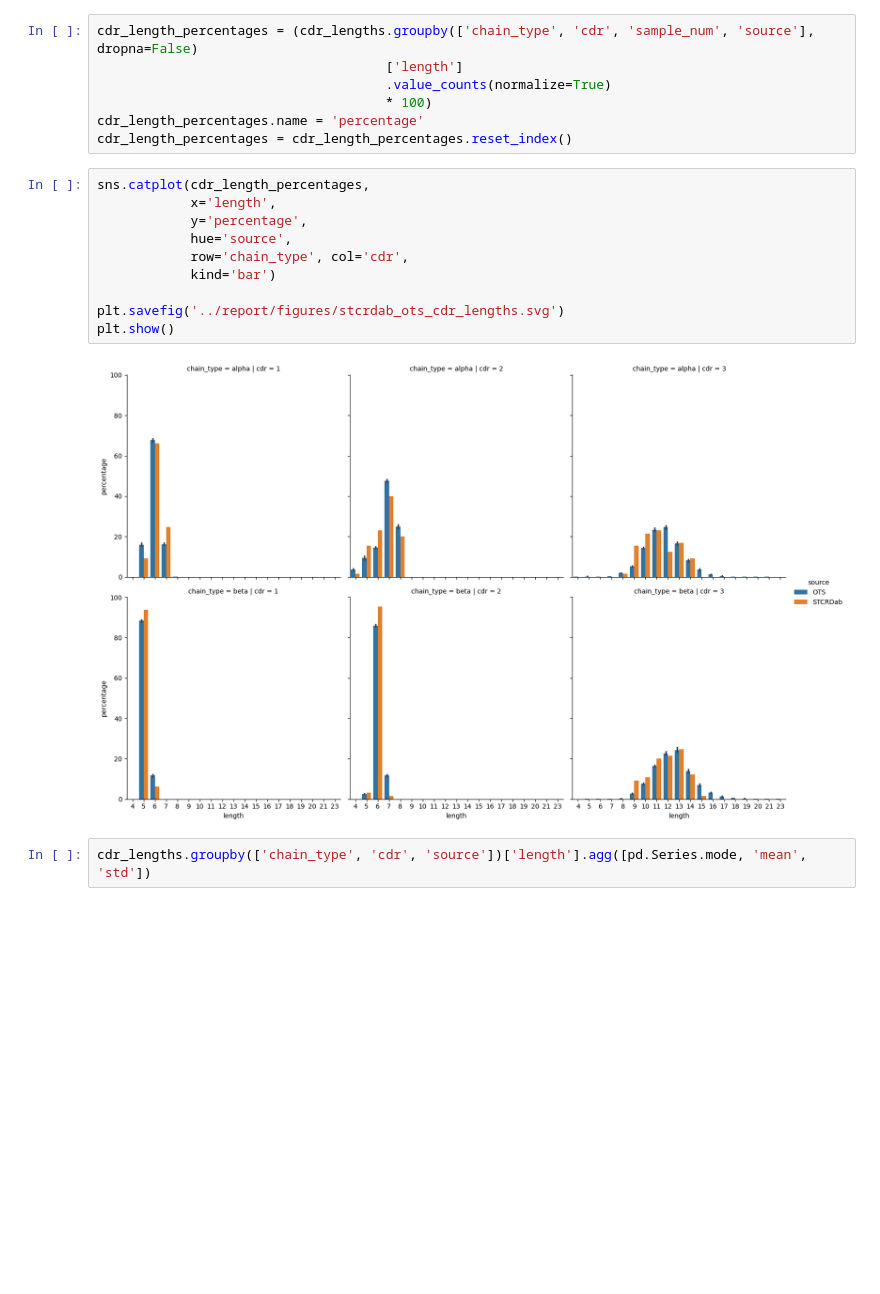
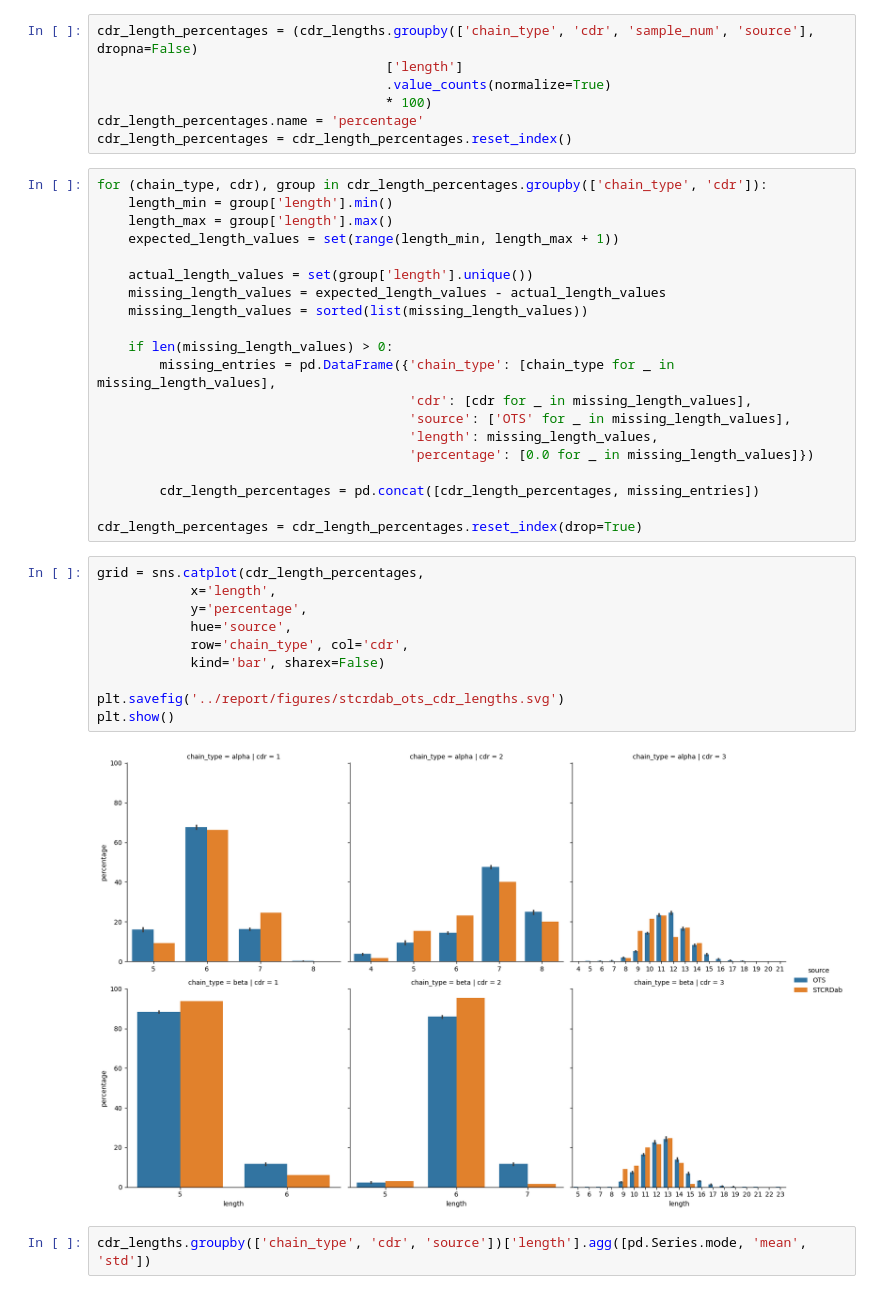
Before and after one commit to benjiemc/tcr-pmhc-interface-analysis, a Jupyter notebook: notebooks/Ascertaining_the_generalisability_of_the_structure_data.ipynb, the cells around one changed output. Drawn from its saved outputs; the diff is of its cells as text; blank space fills up the shorter version.

Commit message:
Ensure all CDR lengths are coved in plot

```diff
--- a/notebooks/Ascertaining_the_generalisability_of_the_structure_data.ipynb
+++ b/notebooks/Ascertaining_the_generalisability_of_the_structure_data.ipynb
@@ -219,18 +219,38 @@ cdr_length_percentages = (cdr_lengths.groupby(['chain_type', 'cdr', 'sample_num'
                                      * 100)
 cdr_length_percentages.name = 'percentage'
 cdr_length_percentages = cdr_length_percentages.reset_index()
+# %%
+for (chain_type, cdr), group in cdr_length_percentages.groupby(['chain_type', 'cdr']):
+    length_min = group['length'].min()
+    length_max = group['length'].max()
+    expected_length_values = set(range(length_min, length_max + 1))
+
+    actual_length_values = set(group['length'].unique())
+    missing_length_values = expected_length_values - actual_length_values
+    missing_length_values = sorted(list(missing_length_values))
+
+    if len(missing_length_values) > 0:
+        missing_entries = pd.DataFrame({'chain_type': [chain_type for _ in missing_length_values],
+                                        'cdr': [cdr for _ in missing_length_values],
+                                        'source': ['OTS' for _ in missing_length_values],
+                                        'length': missing_length_values,
+                                        'percentage': [0.0 for _ in missing_length_values]})
+
+        cdr_length_percentages = pd.concat([cdr_length_percentages, missing_entries])
+
+cdr_length_percentages = cdr_length_percentages.reset_index(drop=True)
 # %%
-sns.catplot(cdr_length_percentages,
+grid = sns.catplot(cdr_length_percentages,
             x='length',
             y='percentage',
             hue='source',
             row='chain_type', col='cdr',
-            kind='bar')
+            kind='bar', sharex=False)
 
 plt.savefig('../report/figures/stcrdab_ots_cdr_lengths.svg')
 plt.show()
 # %% [output]
-[figure, old version]
+[figure, new version]
 # %%
 cdr_lengths.groupby(['chain_type', 'cdr', 'source'])['length'].agg([pd.Series.mode, 'mean', 'std'])
 # %% [output]
```
